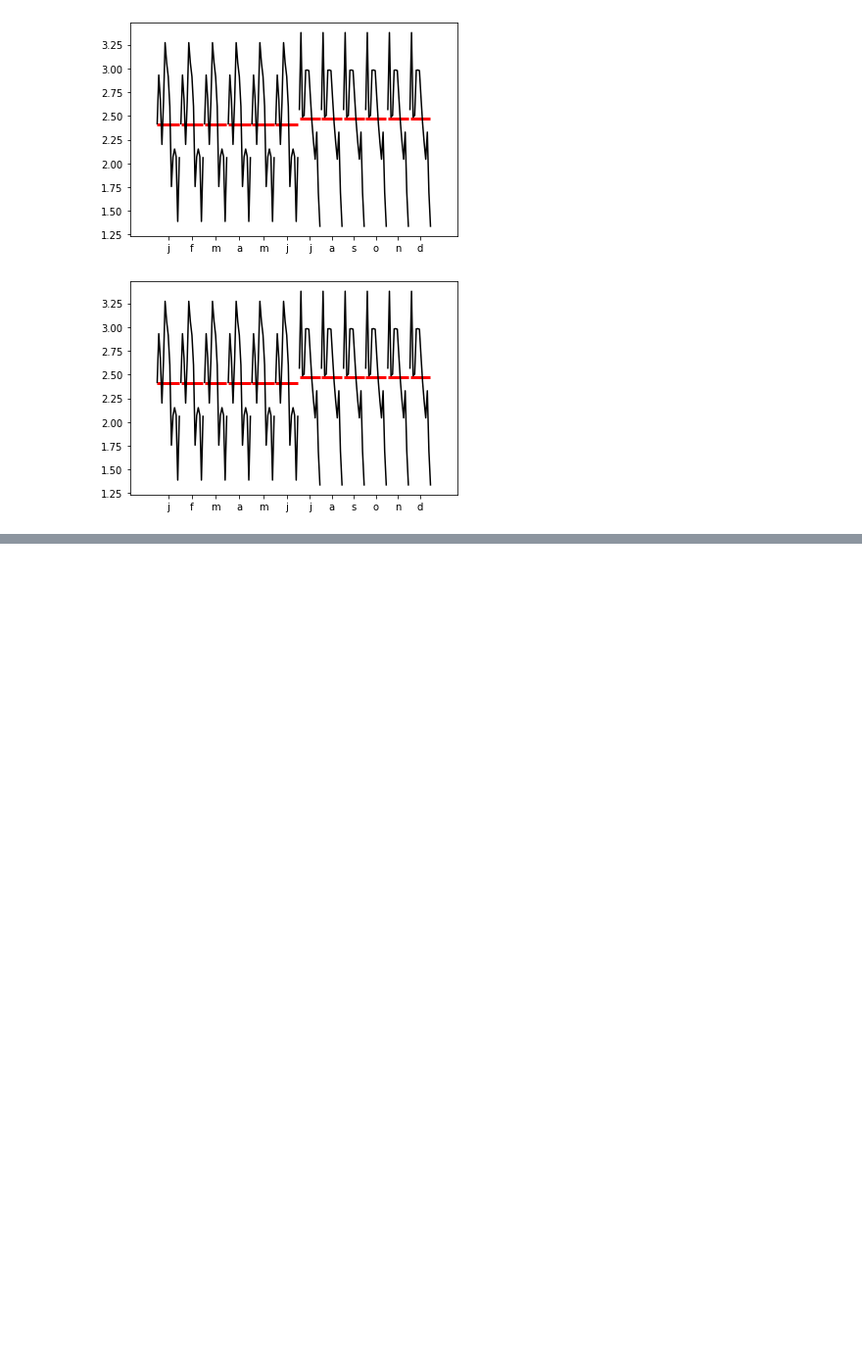
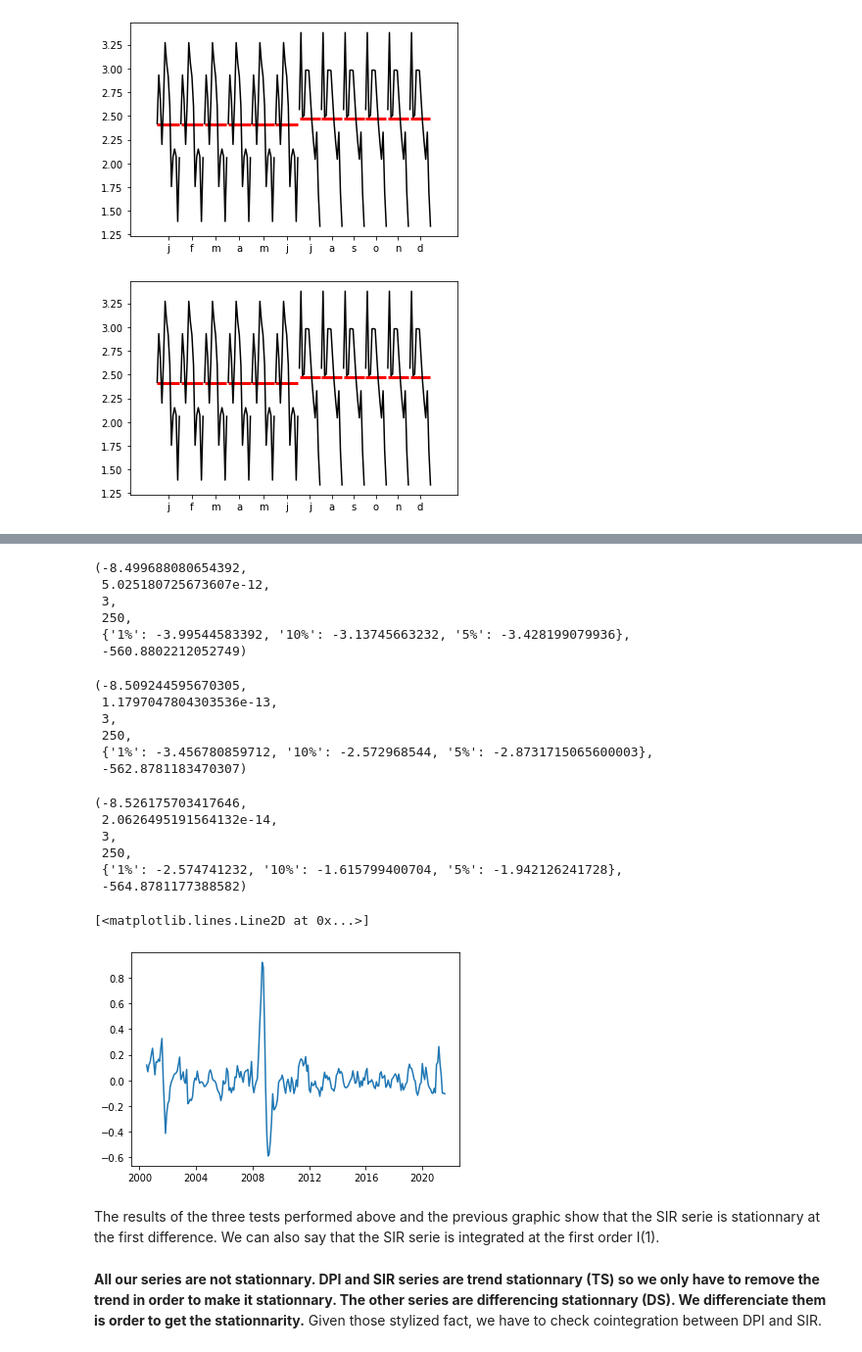
Before and after one commit to flokoafon/WQU_project, a Jupyter notebook: WQU_project.ipynb, the cells around one changed output, grey strips where cells are left out. Shown at 98% size. Drawn from its saved outputs; the diff is of its cells as text; code cells hidden in the pictures; blank space fills up the shorter version.

```diff
--- a/WQU_project.ipynb
+++ b/WQU_project.ipynb
@@ -156,0 +248,6 @@ sm.graphics.tsa.month_plot(NGP)
+# %%
+#Decomposition in trend and residuals
+SIR_notnull = SIR[SIR.notnull()] #getting not null values of SIR serie
+SIR_decomposition = sm.tsa.seasonal_decompose(SIR_notnull)
+SIR_resid = SIR_decomposition.resid
+SIR_resid
@@ -156,0 +268,42 @@ sm.graphics.tsa.month_plot(NGP)
+# %%
+#Checking stationnarity of residuals of decomposition of SIR serie
+SIR_resid_notnull = SIR_resid[SIR_resid.notnull()]
+#Model with trend and constant term
+sm.tsa.adfuller(SIR_resid_notnull, regression = "ct")
+# %% [output]
+(-8.499688080654392,
+ 5.025180725673607e-12,
+ 3,
+ 250,
+ {'1%': -3.99544583392, '10%': -3.13745663232, '5%': -3.428199079936},
+ -560.8802212052749)
+# %%
+#Model without trend but with constant term
+sm.tsa.adfuller(SIR_resid_notnull, regression = "c")
+# %% [output]
+(-8.509244595670305,
+ 1.1797047804303536e-13,
+ 3,
+ 250,
+ {'1%': -3.456780859712, '10%': -2.572968544, '5%': -2.8731715065600003},
+ -562.8781183470307)
+# %%
+#Model without trend and constant term
+sm.tsa.adfuller(SIR_resid_notnull, regression = "nc")
+# %% [output]
+(-8.526175703417646,
+ 2.0626495191564132e-14,
+ 3,
+ 250,
+ {'1%': -2.574741232, '10%': -1.615799400704, '5%': -1.942126241728},
+ -564.8781177388582)
+# %%
+#Plotting residuals of SIR decomposition for graphic checking of stationnarity
+plt.plot(SIR_resid_notnull)
+# %% [output]
+[<matplotlib.lines.Line2D at 0x...>]
+[figure, added]
+# %% [markdown]
+The results of the three tests performed above and the previous graphic show that the SIR serie is stationnary at the first difference. We can also say that the SIR serie is integrated at the first order I(1).
+# %% [markdown]
+**All our series are not stationnary. DPI and SIR series are trend stationnary (TS) so we only have to remove the trend in order to make it stationnary. The other series are differencing stationnary (DS). We differenciate them is order to get the stationnarity.** Given those stylized fact, we have to check cointegration between DPI and SIR.
```
Also changed, not shown: parts of 15 cells of this notebook.
